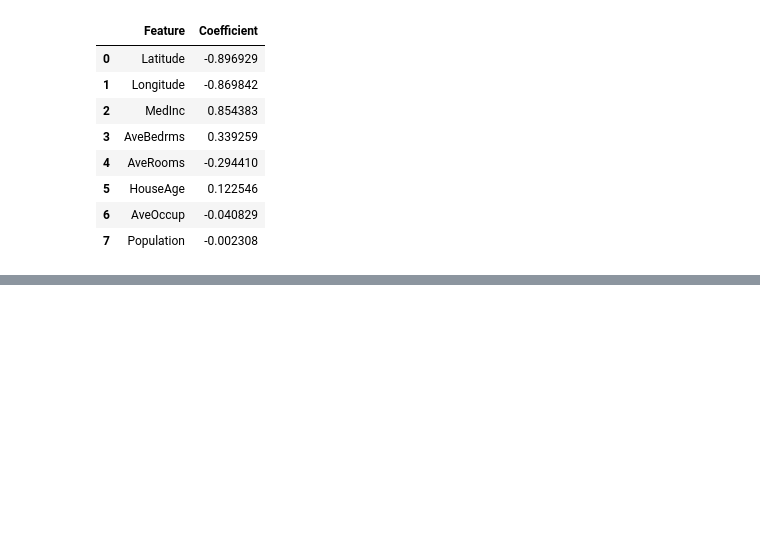
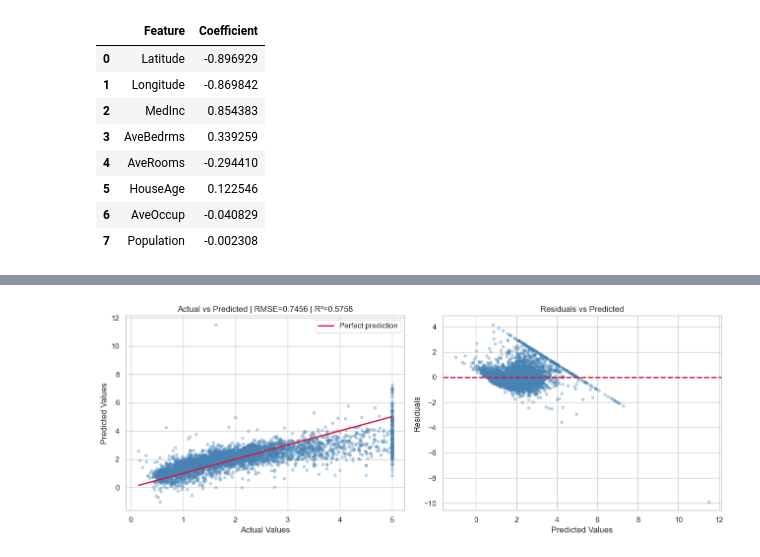
Before and after one commit to ashandx/california-housing, a Jupyter notebook: california_housing.ipynb, the cells around one changed output, grey strips where cells are left out. Saved outputs shown, nothing was run; the diff lists cells and outputs as text; code cells hidden in the pictures; blank space fills up the shorter version.

Commit message:
feat: add evaluation metrics, diagnostic plots and conclusions

```diff
--- a/california_housing.ipynb
+++ b/california_housing.ipynb
@@ -238,0 +243,16 @@ coef_df
+# %%
+y_pred_train = model.predict(X_train)
+y_pred_test  = model.predict(X_test)
+
+train_rmse = np.sqrt(mean_squared_error(y_train, y_pred_train))
+test_rmse  = np.sqrt(mean_squared_error(y_test,  y_pred_test))
+train_mae  = mean_absolute_error(y_train, y_pred_train)
+test_mae   = mean_absolute_error(y_test,  y_pred_test)
+train_r2   = r2_score(y_train, y_pred_train)
+test_r2    = r2_score(y_test,  y_pred_test)
+
+print(f"{'Metric':<8} {'Train':>10} {'Test':>10} {'Gap':>10}")
+print('-' * 42)
+print(f"{'RMSE':<8} {train_rmse:>10.4f} {test_rmse:>10.4f} {test_rmse - train_rmse:>+10.4f}")
+print(f"{'MAE':<8} {train_mae:>10.4f} {test_mae:>10.4f} {test_mae - train_mae:>+10.4f}")
+print(f"{'R²':<8} {train_r2:>10.4f} {test_r2:>10.4f} {test_r2 - train_r2:>+10.4f}")
@@ -238,0 +269,24 @@ coef_df
+# %%
+residuals = y_test - y_pred_test
+
+fig, axes = plt.subplots(1, 2, figsize=(13, 5))
+
+axes[0].scatter(y_test, y_pred_test, alpha=0.3, color='steelblue', s=15)
+axes[0].plot([y_test.min(), y_test.max()], [y_test.min(), y_test.max()],
+             color='crimson', linewidth=2, label='Perfect prediction')
+axes[0].set_xlabel('Actual Values')
+axes[0].set_ylabel('Predicted Values')
+axes[0].set_title(f'Actual vs Predicted | RMSE={test_rmse:.4f} | R²={test_r2:.4f}')
+axes[0].legend()
+
+axes[1].scatter(y_pred_test, residuals, alpha=0.3, color='steelblue', s=15)
+axes[1].axhline(0, color='crimson', linewidth=2, linestyle='--')
+axes[1].set_xlabel('Predicted Values')
+axes[1].set_ylabel('Residuals')
+axes[1].set_title('Residuals vs Predicted')
+
+plt.tight_layout()
+plt.savefig('images/evaluation_plots.png', dpi=120, bbox_inches='tight')
+plt.show()
+# %% [output]
+[figure, added]
```
Also changed, not shown: parts of 13 cells of this notebook, 1 other file.
